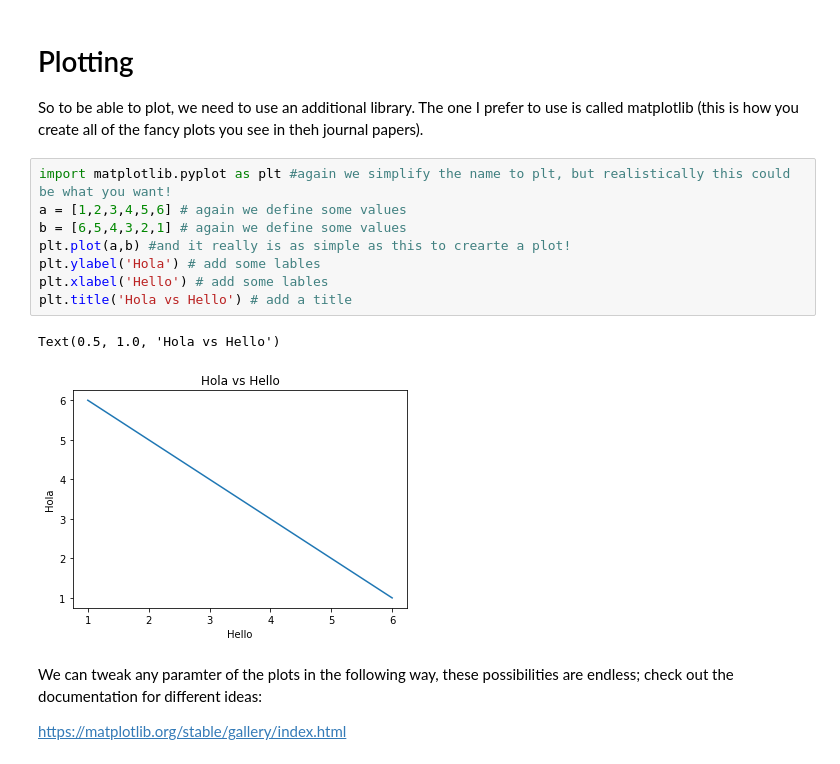
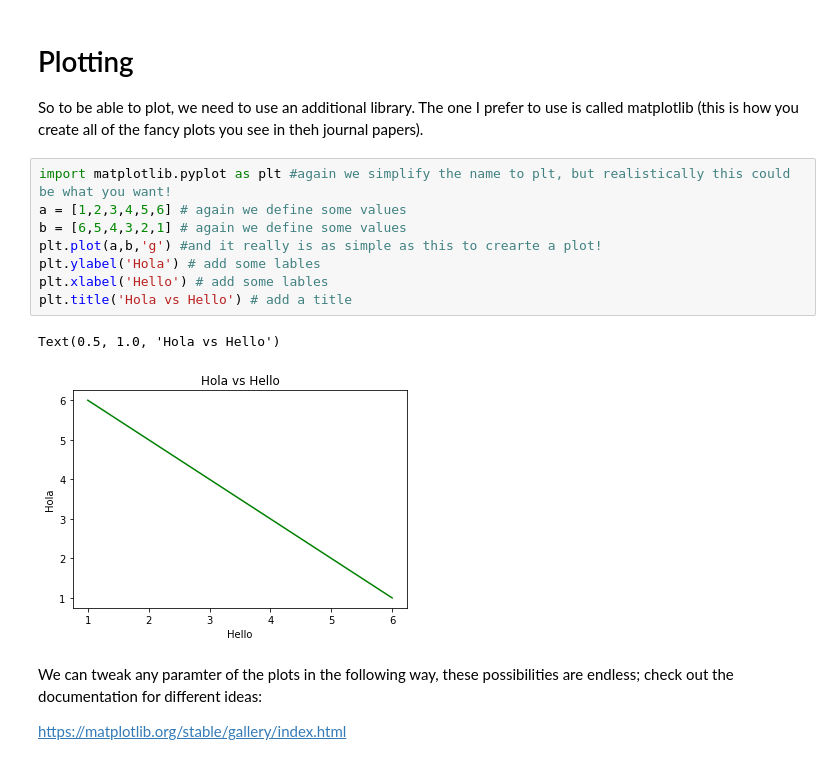
Before and after one commit to flowonthegoliv/ENVS231, a Jupyter notebook: ENVS231_Computer_Practical.ipynb, the cells around one changed output. Drawn from its saved outputs; the diff is of its cells as text.

```diff
--- a/ENVS231_Computer_Practical.ipynb
+++ b/ENVS231_Computer_Practical.ipynb
@@ -262,14 +277,14 @@ So to be able to plot, we need to use an additional library. The one I prefer to
 # %%
 import matplotlib.pyplot as plt #again we simplify the name to plt, but realistically this could be what you want!
 a = [1,2,3,4,5,6] # again we define some values
 b = [6,5,4,3,2,1] # again we define some values
-plt.plot(a,b) #and it really is as simple as this to crearte a plot!
+plt.plot(a,b,'g') #and it really is as simple as this to crearte a plot!
 plt.ylabel('Hola') # add some lables
 plt.xlabel('Hello') # add some lables
 plt.title('Hola vs Hello') # add a title
 # %% [output]
 Text(0.5, 1.0, 'Hola vs Hello')
-[figure, old version]
+[figure, new version]
 # %% [markdown]
 We can tweak any paramter of the plots in the following way, these possibilities are endless; check out the documentation for different ideas:
 
```
Also changed, not shown: parts of 21 cells of this notebook.
